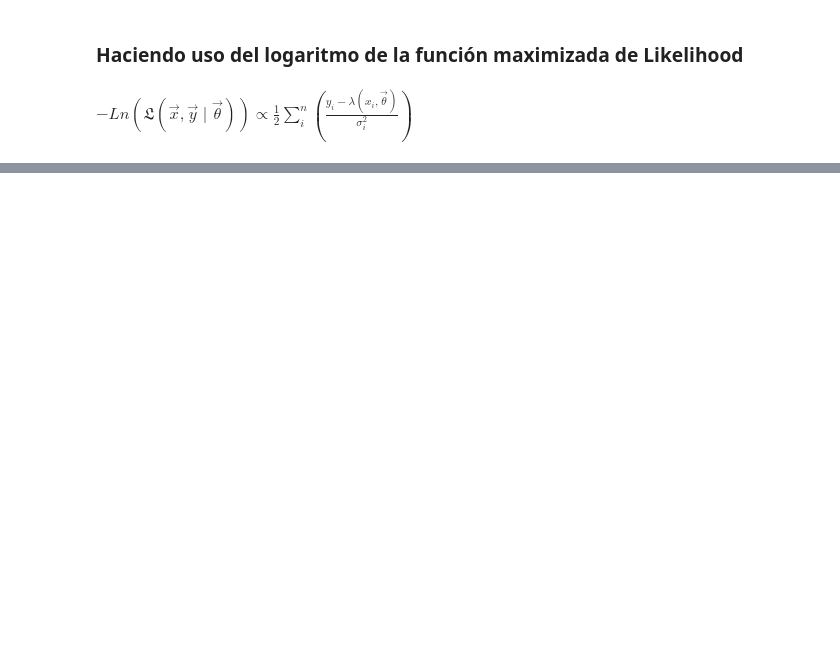
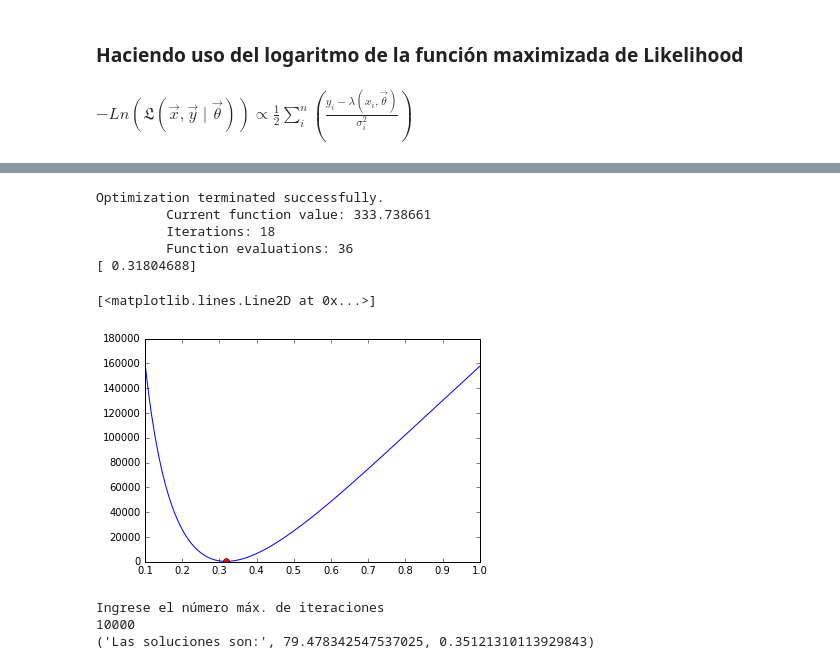
Before and after one commit to CosmoStats/cosmostats2018-jzsmoreno, a Jupyter notebook: Sep/CHubble.ipynb, the cells around one changed output, grey strips where cells are left out. Drawn from its saved outputs; the diff is of its cells as text; code cells hidden in the pictures; blank space fills up the shorter version.

Commit message:
Termino ejercicio de likelihood

```diff
--- a/Sep/CHubble.ipynb
+++ b/Sep/CHubble.ipynb
@@ -28,7 +29,9 @@ plt.show()
 [figure]
 # %%
 cov=np.ones((31, 31))
+m=0
 for i in range(31):
     for j in range(31):
-        cov[i][j]=covmatrix[i]
-print(n)
+        cov[i][j]=covmatrix[m]
+        m=m+1
+var=np.diag(cov)
@@ -37,4 +37,0 @@ print(n)
-# %%
-var=np.zeros(31)
-for i in range(31):
-    var[i]=cov[i][i]
@@ -42,20 +43,3 @@ for i in range(31):
 ### Haciendo uso del logaritmo de la función maximizada de Likelihood
 # %% [markdown]
 $-Ln(\mathfrak{L}(\vec{x},\vec{y}\mid \vec{\theta }))\propto \frac{1}{2}\sum_{i}^{n}\left ( \frac{y_{i}-\lambda (x_{i},\vec{\theta })}{\sigma_{i}^{2}} \right )$
-# %%
-def likelihood(H,om,z,y,var):
-    n=np.size(var)
-    c=3*10**8
-    s3=(1.0-om)/om
-    global arg
-    arg=0.0
-    lhood=np.zeros(n)
-    for i in range(n):
-        a=1/(1+z[i])
-        eta1=(2.0*math.sqrt(s3+1)*((1**-4)-0.1540*(s3**1/3)*(1**-3)+0.4304*(s3**2/3)+0.19097*s3*1**-1+0.066941*(s3**4/3)))**(-1/8)
-        eta2=(2.0*math.sqrt(s3+1)*((a**-4)-0.1540*(s3**1/3)*(a**-3)+0.4304*(s3**2/3)+0.19097*s3*a**-1+0.066941*(s3**4/3)))**(-1/8)
-        D=(c/H)*(1+z[i])*(eta1-eta2)
-        x= 25-5*math.log10(H/100.0)+5*math.log10(D)
-        arg=arg+(y[i]-x)/(var[i])**2
-        lhood[i]=arg/2.0
-    return lhood[n-1]
@@ -131,0 +80,22 @@ Ingrese el número máx. de iteraciones
+# %%
+num=1000
+x=np.linspace(0.1,1,num)
+y=np.zeros(num)
+y2=likelihood(2*np.mean(mud),.3,z,mud,var)
+x2=2*np.mean(mud)
+robj = lambda x: likelihood(x,.3,z,mud,var)
+for i in range(num):
+    y[i]=likelihood(x[i],.3,z,mud,var)
+x0 = .1
+xmin0 = fmin(robj,x0)
+print(xmin0)
+plt.plot(x,y)
+plt.plot(xmin0,likelihood(xmin0,.3,z,mud,var),'ro')
+# %% [output]
+Optimization terminated successfully.
+         Current function value: 333.738661
+         Iterations: 18
+         Function evaluations: 36
+[ 0.31804688]
+[<matplotlib.lines.Line2D at 0x...>]
+[figure, added]
@@ -131,0 +118,31 @@ Ingrese el número máx. de iteraciones
+# %%
+# Vectores iniciales del método iterativo
+H0=0.087
+om0=0.15
+# Parámetros iniciales de convergencia
+random.seed(1)
+sigma=.001
+sig=.001
+print("Ingrese el número máx. de iteraciones")
+m=int(input())
+sol1=np.zeros(m)
+sol2=np.zeros(m)
+pasos=np.zeros(m)
+v=np.array([H0,om0])
+
+for i in range(m):
+    pasos[i]=i
+    #print(v[0])
+    H1=np.random.normal(v[0],sigma)
+    om1=np.random.normal(v[1],sig)
+    om1=test(om1)
+    y0 = likelihood(v[0],v[1],z,mud,var)
+    y1 = likelihood(H1,om1,z,mud,var)
+    mcp(y1,y0,H1,om1,v[0],v[1])
+    sol1[i]=v[0]
+    sol2[i]=v[1]
+print('Las soluciones son:',v[0]*400,v[1]*2.)
+# %% [output]
+Ingrese el número máx. de iteraciones
+10000
+('Las soluciones son:', 79.478342547537025, 0.35121310113929843)
```
Also changed, not shown: parts of 7 cells of this notebook.
